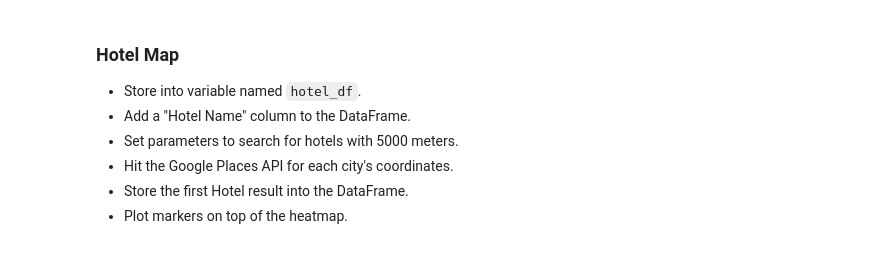
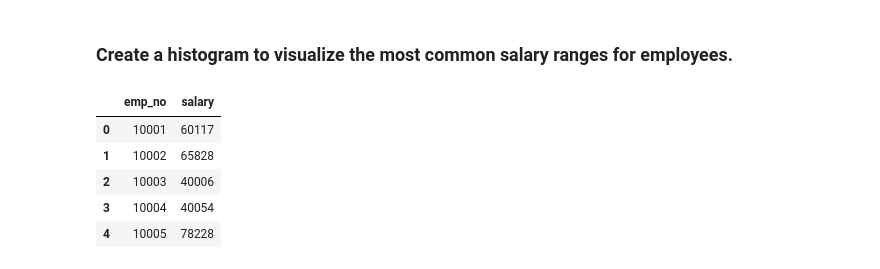
Before and after one commit to bethgietl/sql-challenge, a Jupyter notebook: employees.ipynb, the cells around one changed output. Saved outputs shown, nothing was run; the diff lists cells and outputs as text; code cells hidden in the pictures.

```diff
--- a/employees.ipynb
+++ b/employees.ipynb
@@ -37,8 +25,0 @@ ModuleNotFoundError: No module named 'psycopg2'
-# %% [markdown]
-### Hotel Map
-* Store into variable named `hotel_df`.
-* Add a "Hotel Name" column to the DataFrame.
-* Set parameters to search for hotels with 5000 meters.
-* Hit the Google Places API for each city's coordinates.
-* Store the first Hotel result into the DataFrame.
-* Plot markers on top of the heatmap.
@@ -64,0 +28,15 @@ locations = hotel_df[["Lat", "Lng"]]
+# %% [markdown]
+### Create a histogram to visualize the most common salary ranges for employees.
+# %%
+#create 5 salary range bins
+
+sql = 'SELECT * FROM salaries'
+df = pd.read_sql(sql, connection, index_col=None, coerce_float=True, params=None, parse_dates=None, columns=None, chunksize=None)
+df.head()
+# %% [output]
+|  | emp_no | salary |
+| 0 | 10001 | 60117 |
+| 1 | 10002 | 65828 |
+| 2 | 10003 | 40006 |
+| 3 | 10004 | 40054 |
+| 4 | 10005 | 78228 |
```
Also changed, not shown: parts of 14 cells of this notebook, 4 other files.
